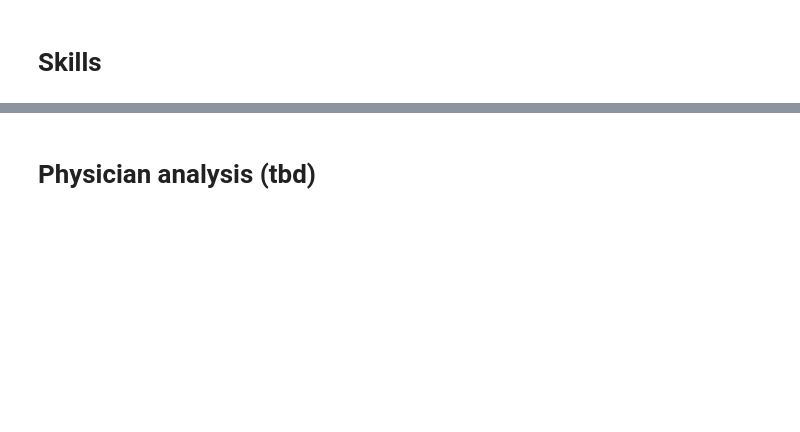
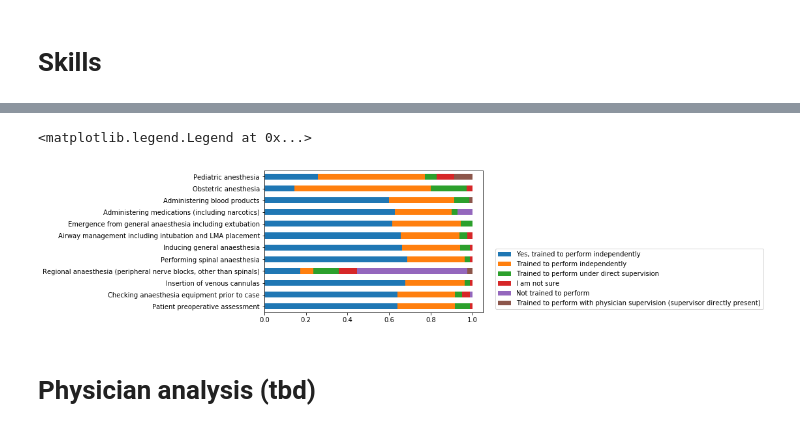
Before and after one commit to lawtj/npa, a Jupyter notebook: npa data.ipynb, the cells around one changed output, grey strips where cells are left out. Drawn from its saved outputs; the diff is of its cells as text; code cells hidden in the pictures; blank space fills up the shorter version.

```diff
--- a/npa data.ipynb
+++ b/npa data.ipynb
@@ -597,2 +623,38 @@ sb.boxplot(d1['npagrads'])
+# %%
+sklz = d1.iloc[:,12:24] #select only the skills columns from the whole dataframe
+skills = pd.concat([df2, sklz], axis=1) # join them with degrees, country, etc
+
+#recode some of the answers that are the same
+#def skz(j):
+#    if j == "Yes, trained to perform independently":
+#        return "Trained to perform independently"
+#    elif j == "Trained to perform under direct supervision (supervisor directly present)":
+#        return "Trained to perform independently"
+
+#skills['Patient preoperative assessment'] = skills['Patient preoperative assessment'].apply(skz)
+
+# now create a series for each one in percent
+s1 = skills['Patient preoperative assessment'].value_counts(normalize=True)
+s2 = skills['Checking anaesthesia equipment prior to case'].value_counts(normalize=True)
+s3 = skills['Insertion of venous cannulas'].value_counts(normalize=True)
+s4 = skills['Regional anaesthesia (peripheral nerve blocks, other than spinals)'].value_counts(normalize=True)
+s5 = skills['Performing spinal anaesthesia'].value_counts(normalize=True)
+s6 = skills['Inducing general anaesthesia'].value_counts(normalize=True)
+s7 = skills['Airway management including intubation and LMA placement'].value_counts(normalize=True)
+s8 = skills['Emergence from general anaesthesia including extubation'].value_counts(normalize=True)
+s9 = skills['Administering medications (including narcotics)'].value_counts(normalize=True)
+s10 = skills['Administering blood products'].value_counts(normalize=True)
+s11 = skills['Obstetric anesthesia'].value_counts(normalize=True)
+s12 = skills['Pediatric anesthesia'].value_counts(normalize=True)
+
+# glue all the series together into one long dataframe sx
+sx = pd.concat([s1,s2,s3,s4,s5,s6,s7,s8,s9,s10,s11,s12], axis=1, sort=False)
+sx.T.plot(kind='barh', stacked=True).legend(loc='lower right', bbox_to_anchor=(2.30,0), ncol=1)
+
+#sb.countplot(y='Patient preoperative assessment', data=skills)
+#sb.barplot(y=s1.index, x=s1)
+# %% [output]
+<matplotlib.legend.Legend at 0x...>
+[figure, added]
 # %% [markdown]
 # Physician analysis (tbd)
```
Also changed, not shown: parts of 12 cells of this notebook.
